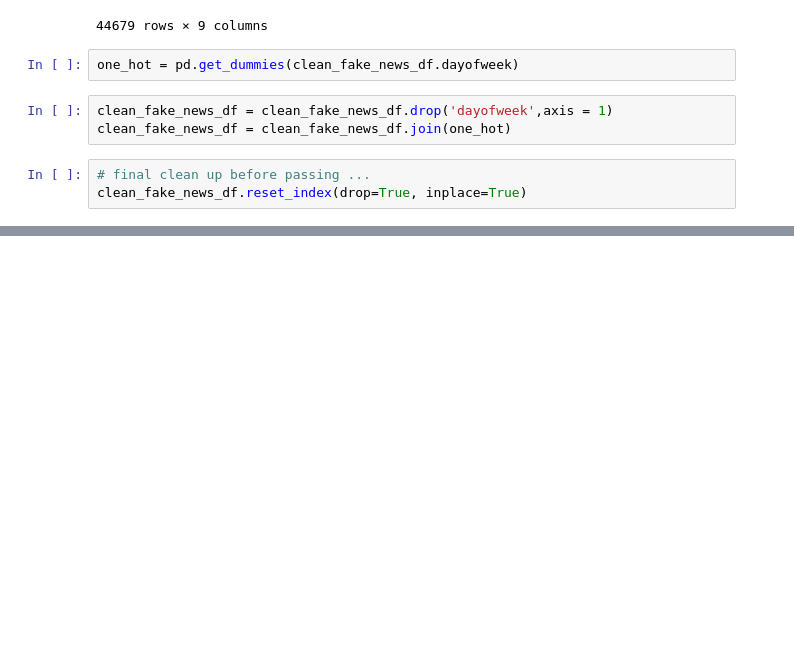
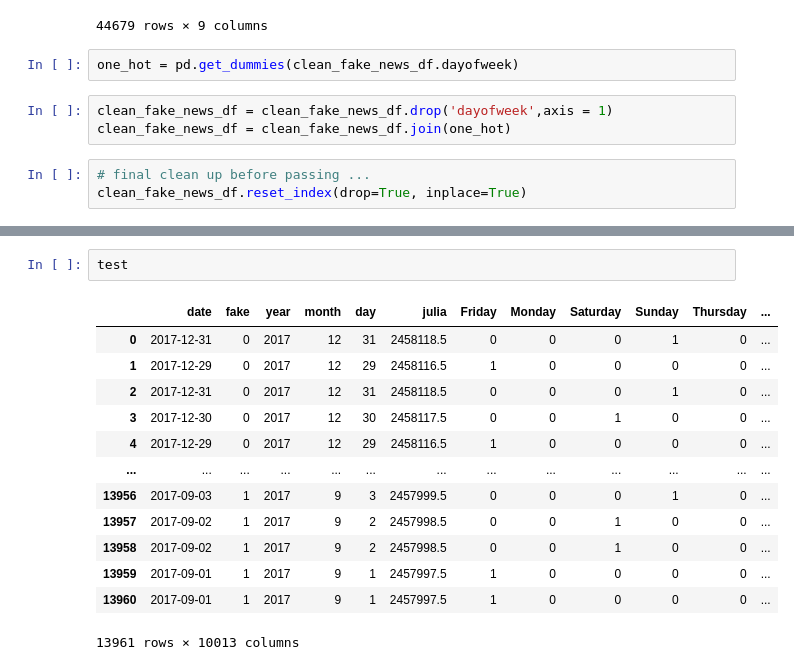
Before and after one commit to SDLoyd/FakeNews, a Jupyter notebook: code/fakenews.ipynb, the cells around one changed output, grey strips where cells are left out. Saved outputs shown, nothing was run; the diff lists cells and outputs as text; blank space fills up the shorter version.

```diff
--- a/code/fakenews.ipynb
+++ b/code/fakenews.ipynb
@@ -245,0 +297,16 @@ prof.to_file(output_file='clean_fakenews-pandas-profile-report.html')
+# %%
+test
+# %% [output]
+|  | date | fake | year | month | day | julia | Friday | Monday | Saturday | Sunday | Thursday | ... |
+| 0 | 2017-12-31 | 0 | 2017 | 12 | 31 | 2458118.5 | 0 | 0 | 0 | 1 | 0 | ... |
+| 1 | 2017-12-29 | 0 | 2017 | 12 | 29 | 2458116.5 | 1 | 0 | 0 | 0 | 0 | ... |
+| 2 | 2017-12-31 | 0 | 2017 | 12 | 31 | 2458118.5 | 0 | 0 | 0 | 1 | 0 | ... |
+| 3 | 2017-12-30 | 0 | 2017 | 12 | 30 | 2458117.5 | 0 | 0 | 1 | 0 | 0 | ... |
+| 4 | 2017-12-29 | 0 | 2017 | 12 | 29 | 2458116.5 | 1 | 0 | 0 | 0 | 0 | ... |
+| ... | ... | ... | ... | ... | ... | ... | ... | ... | ... | ... | ... | ... |
+| 13956 | 2017-09-03 | 1 | 2017 | 9 | 3 | 2457999.5 | 0 | 0 | 0 | 1 | 0 | ... |
+| 13957 | 2017-09-02 | 1 | 2017 | 9 | 2 | 2457998.5 | 0 | 0 | 1 | 0 | 0 | ... |
+| 13958 | 2017-09-02 | 1 | 2017 | 9 | 2 | 2457998.5 | 0 | 0 | 1 | 0 | 0 | ... |
+| 13959 | 2017-09-01 | 1 | 2017 | 9 | 1 | 2457997.5 | 1 | 0 | 0 | 0 | 0 | ... |
+| 13960 | 2017-09-01 | 1 | 2017 | 9 | 1 | 2457997.5 | 1 | 0 | 0 | 0 | 0 | ... |
+13961 rows × 10013 columns
```
Also changed, not shown: parts of 12 cells of this notebook.
